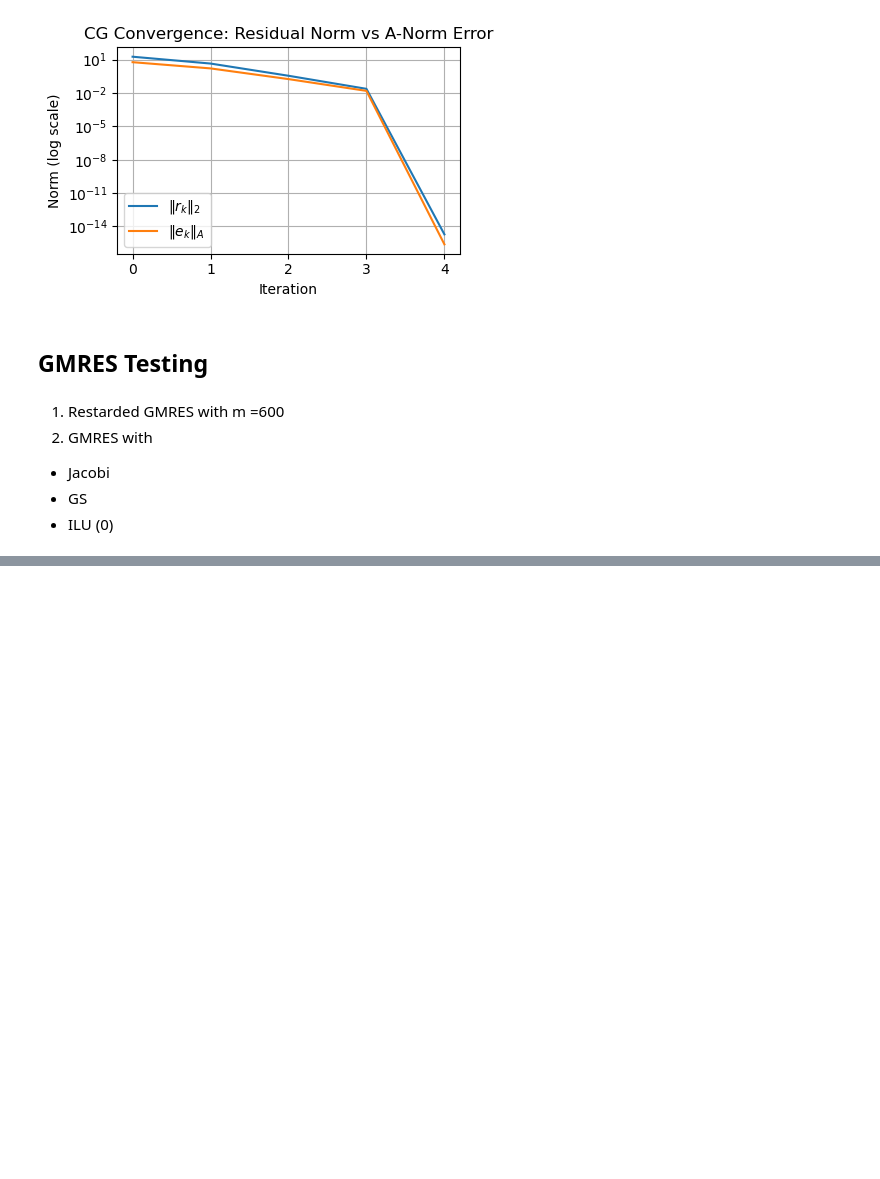
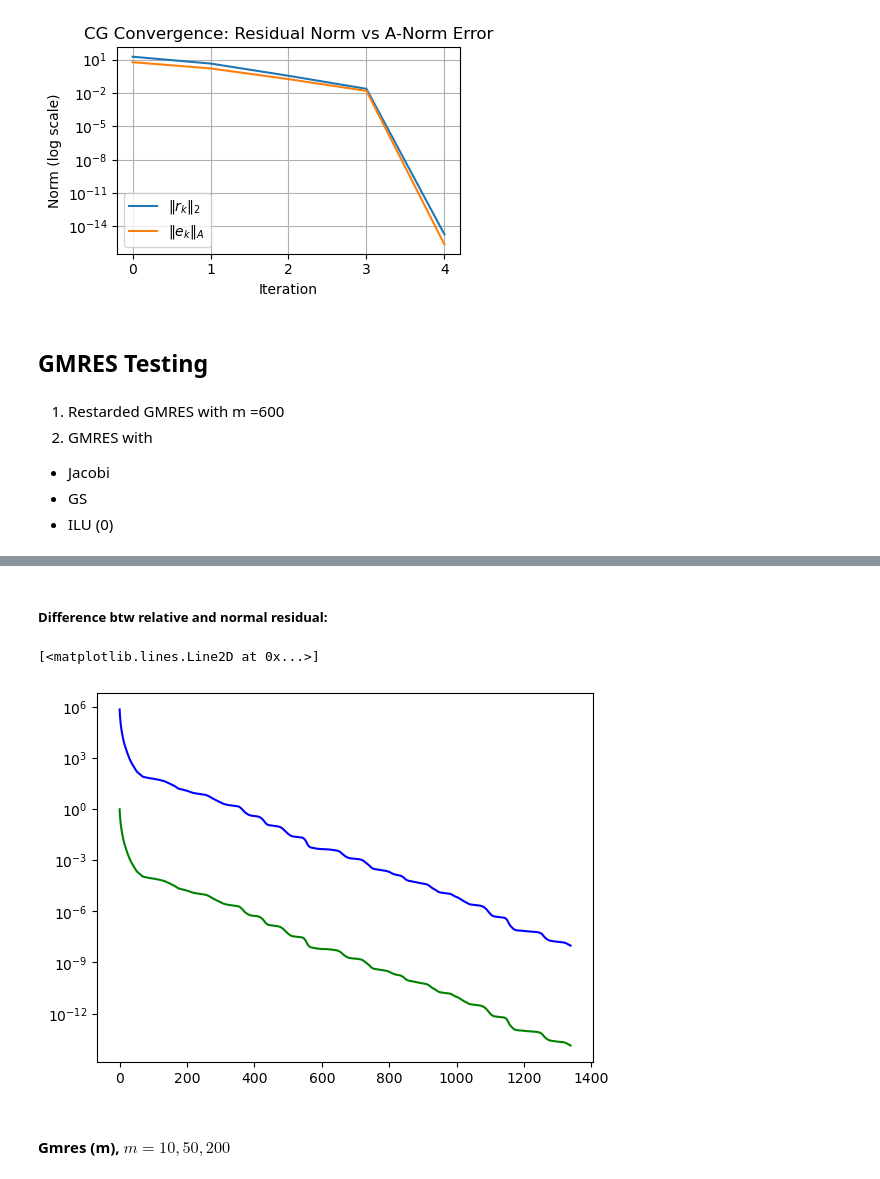
Before and after one commit to Lezgo11/FIShy, a Jupyter notebook: test_msr.ipynb, the cells around one changed output, grey strips where cells are left out. Cells and saved outputs as stored; diff of their text form; code cells hidden in the pictures; blank space fills up the shorter version.

```diff
--- a/test_msr.ipynb
+++ b/test_msr.ipynb
@@ -80,0 +79,30 @@ Error: ||A V_k - V_{k+1} H_k|| = 1.368774871883577e-15
+# %%
+def apply_preconditioner(M_inv, r):
+    return M_inv(r)
+
+def make_preconditioned_operator(A, M_inv):
+    """
+    Create a LinearOperator that represents M⁻¹A
+    """
+    A = sp.csr_matrix(A)  # Ensure sparse
+    n = A.shape[0]
+    def mv(v):
+        return M_inv(A @ v)
+    return LinearOperator(shape=(n, n), matvec=mv, dtype=A.dtype)
+
+def givens_rotation(hessenber_m_func , norm_v_o):
+    H_m = hessenber_m_func.copy()
+    m = len(H_m[:,0])-1
+    g = np.zeros(m+1)
+    g[0] = norm_v_o
+    for r in range(m):
+        h = (H_m[r,r]**2 +H_m[r+1,r]**2)**(0.5)
+        c = H_m[r,r]/h
+        s = H_m[r+1,r]/h
+        rotation_m = np.array([[c, s], [-s, c]])
+        g[r:r+2] = np.matmul(rotation_m,g[r:r+2])
+        H_m[r,r] = h
+        H_m[r+1,r] = 0
+        for j in range (r+1,m):
+            H_m[r:r+2,j] = np.matmul(rotation_m,H_m[r:r+2,j])
+    return(H_m , g)
@@ -80,0 +261,10 @@ Error: ||A V_k - V_{k+1} H_k|| = 1.368774871883577e-15
+# %% [markdown]
+##### Difference btw relative and normal residual:
+# %%
+plt.semilogy(range(len(res_600)), res_600, color='b',label='No preconditioning')
+plt.semilogy(range(len(relative_residuals)), relative_residuals, color='g',label='No preconditioning')
+# %% [output]
+[<matplotlib.lines.Line2D at 0x...>]
+[figure, added]
+# %% [markdown]
+#### Gmres (m), $m=10,50,200$
```
Also changed, not shown: parts of 25 cells of this notebook, 3 other files.
